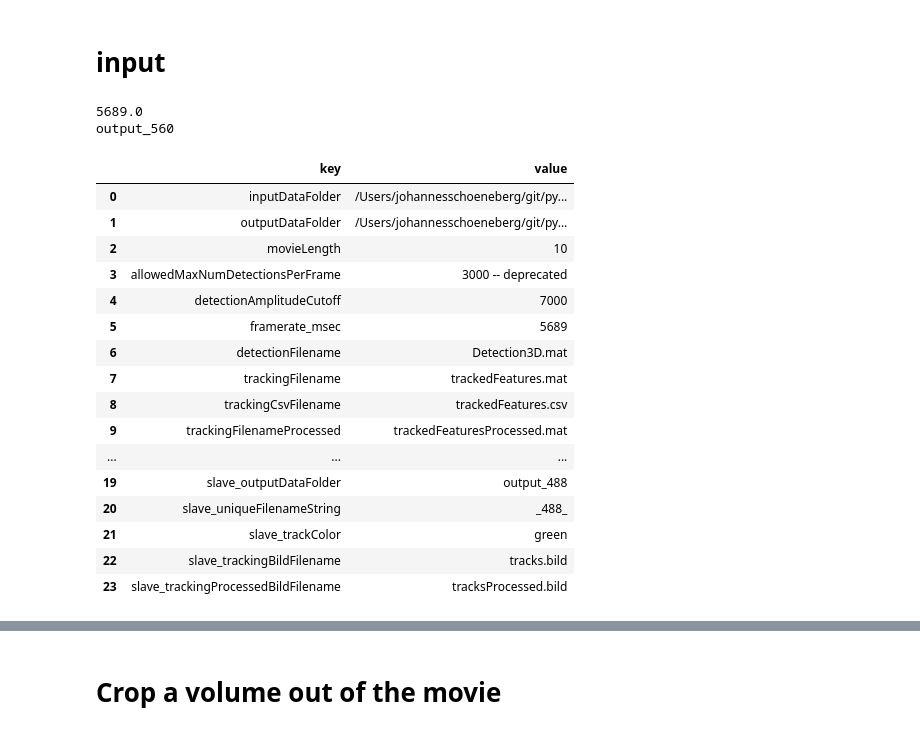
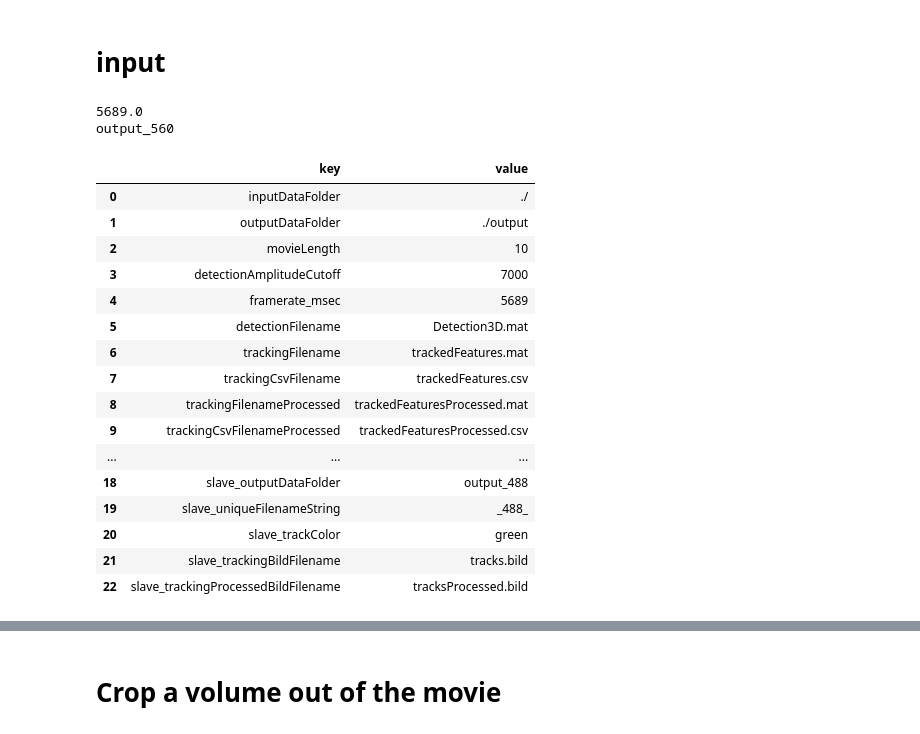
Before and after one commit to pylattice/pyLattice, a Jupyter notebook: src/jupyter/latticeMovie_cropRegion.ipynb, the cells around one changed output, grey strips where cells are left out. Saved outputs shown, nothing was run; the diff lists cells and outputs as text; code cells hidden in the pictures.

```diff
--- a/src/jupyter/latticeMovie_cropRegion.ipynb
+++ b/src/jupyter/latticeMovie_cropRegion.ipynb
@@ -35,54 +29,55 @@ import Track
 # %% [markdown]
 # input
 # %%
-inputParameters = pd.read_csv(pythonPackagePath+'../../input/imaging_data/_inputParameters.csv',names=['key','value'])
+path = '/Users/johannesschoeneberg/Dropbox/pylattice_testData/imaging_data/'
+inputParameters = pd.read_csv(path+'_inputParameters.csv',names=['key','value'])
 
 
 inputDataFolder = inproc.getInputParameter(inputParameters,"inputDataFolder")
 outputDataFolder = inproc.getInputParameter(inputParameters,"outputDataFolder")
 
 trackingCsvFilename = inproc.getInputParameter(inputParameters,"trackingCsvFilename")
 trackingCsvFilenameProcessed = inproc.getInputParameter(inputParameters,"trackingCsvFilenameProcessed")
 
 slave_outputDataFolder  = inproc.getInputParameter(inputParameters,"slave_outputDataFolder")
 master_outputDataFolder  = inproc.getInputParameter(inputParameters,"master_outputDataFolder")
 
 slave_uniqueFilenameString = inproc.getInputParameter(inputParameters,"slave_uniqueFilenameString")
 master_uniqueFilenameString = inproc.getInputParameter(inputParameters,"master_uniqueFilenameString")
 
 
 slave_trackingProcessedBildFilename = inproc.getInputParameter(inputParameters,"slave_trackingProcessedBildFilename")
 master_trackingProcessedBildFilename = inproc.getInputParameter(inputParameters,"master_trackingProcessedBildFilename")
 
 
 
 framerate_msec = float(inproc.getInputParameter(inputParameters,"framerate_msec"))
 movieLength = int(inproc.getInputParameter(inputParameters,"movieLength"))
 
 
 print(framerate_msec)
 
 print(master_outputDataFolder)
 
 inputParameters.style.set_properties(**{'text-align': 'left'})
 # %% [output]
 5689.0
 output_560
 |  | key | value |
-| 0 | inputDataFolder | /Users/johannesschoeneberg/git/py... |
-| 1 | outputDataFolder | /Users/johannesschoeneberg/git/py... |
+| 0 | inputDataFolder | ./ |
+| 1 | outputDataFolder | ./output |
 | 2 | movieLength | 10 |
-| 3 | allowedMaxNumDetectionsPerFrame | 3000 -- deprecated |
-| 4 | detectionAmplitudeCutoff | 7000 |
-| 5 | framerate_msec | 5689 |
-| 6 | detectionFilename | Detection3D.mat |
-| 7 | trackingFilename | trackedFeatures.mat |
-| 8 | trackingCsvFilename | trackedFeatures.csv |
-| 9 | trackingFilenameProcessed | trackedFeaturesProcessed.mat |
+| 3 | detectionAmplitudeCutoff | 7000 |
+| 4 | framerate_msec | 5689 |
+| 5 | detectionFilename | Detection3D.mat |
+| 6 | trackingFilename | trackedFeatures.mat |
+| 7 | trackingCsvFilename | trackedFeatures.csv |
+| 8 | trackingFilenameProcessed | trackedFeaturesProcessed.mat |
+| 9 | trackingCsvFilenameProcessed | trackedFeaturesProcessed.csv |
 | ... | ... | ... |
-| 19 | slave_outputDataFolder | output_488 |
-| 20 | slave_uniqueFilenameString | _488_ |
-| 21 | slave_trackColor | green |
-| 22 | slave_trackingBildFilename | tracks.bild |
-| 23 | slave_trackingProcessedBildFilename | tracksProcessed.bild |
+| 18 | slave_outputDataFolder | output_488 |
+| 19 | slave_uniqueFilenameString | _488_ |
+| 20 | slave_trackColor | green |
+| 21 | slave_trackingBildFilename | tracks.bild |
+| 22 | slave_trackingProcessedBildFilename | tracksProcessed.bild |
 # %%
```
Also changed, not shown: parts of 5 cells of this notebook.
